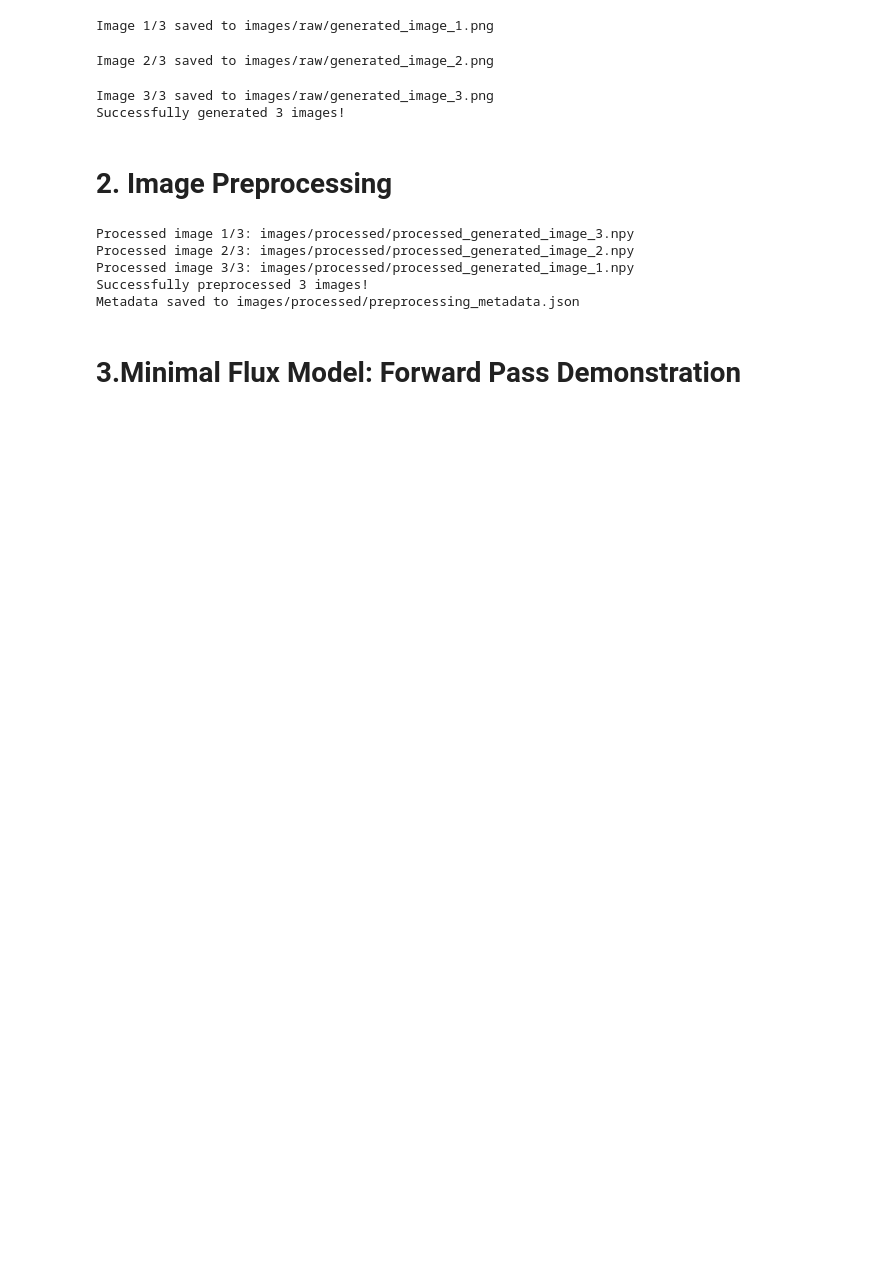
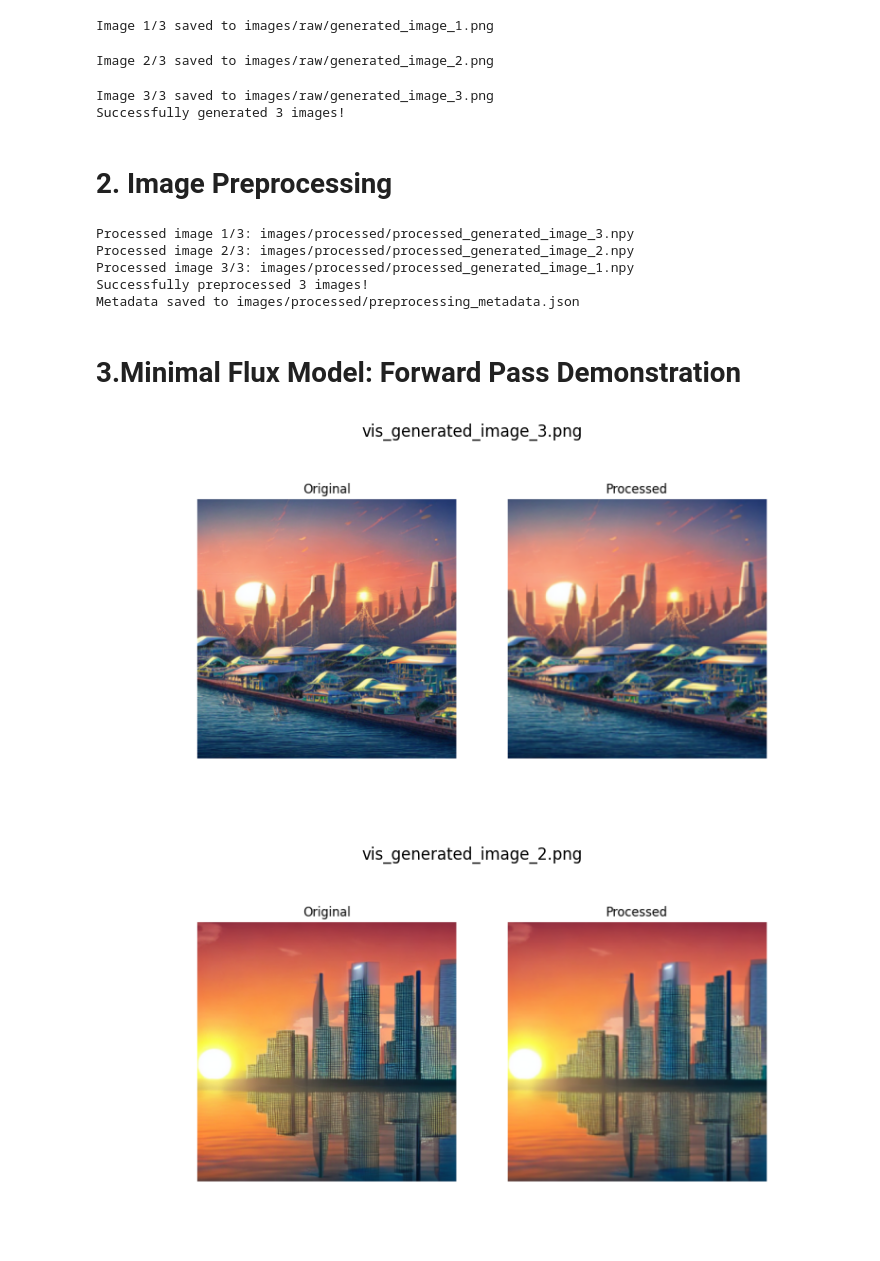
Before and after one commit to parthalathiya03/Synthetic_Image_Generation, a Jupyter notebook: Synthetic_Image_Generation.ipynb, the cells around one changed output. Drawn from its saved outputs; the diff is of its cells as text; code cells hidden in the pictures; blank space fills up the shorter version.

```diff
--- a/Synthetic_Image_Generation.ipynb
+++ b/Synthetic_Image_Generation.ipynb
@@ -325,3 +325,20 @@ function main()
 end
 
 model, output = main()
+# %%
+# Display the original and processed images
+import matplotlib.pyplot as plt
+import glob
+import os
+
+processed_vis = glob.glob("images/processed/vis_*.png")
+for img_path in processed_vis:
+    plt.figure(figsize=(10, 6))
+    img = plt.imread(img_path)
+    plt.imshow(img)
+    plt.title(os.path.basename(img_path))
+    plt.axis('off')
+    plt.show()
+# %% [output]
+[figure, added]
+[figure, added]
```
Also changed, not shown: parts of 1 cell of this notebook.
